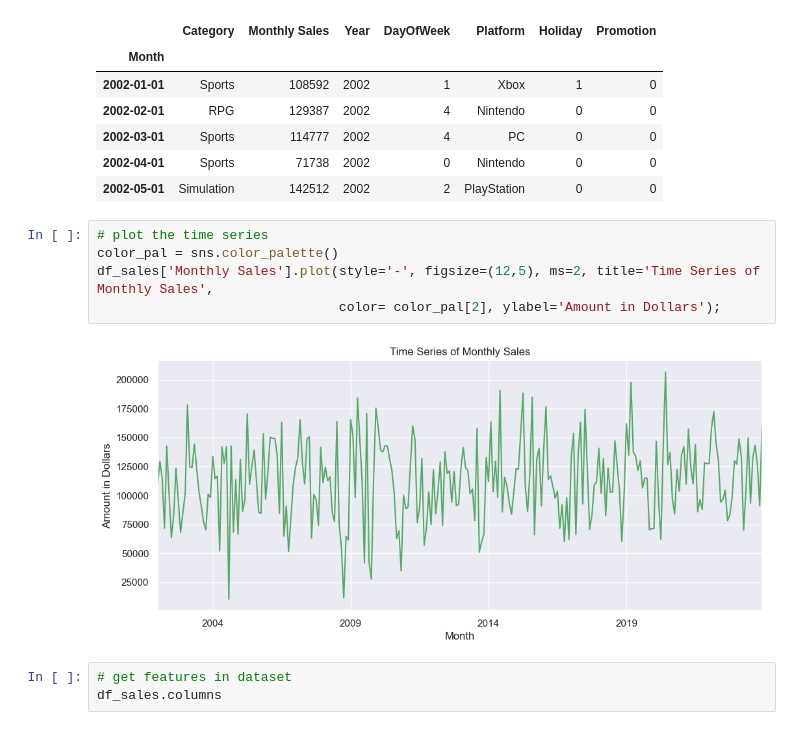
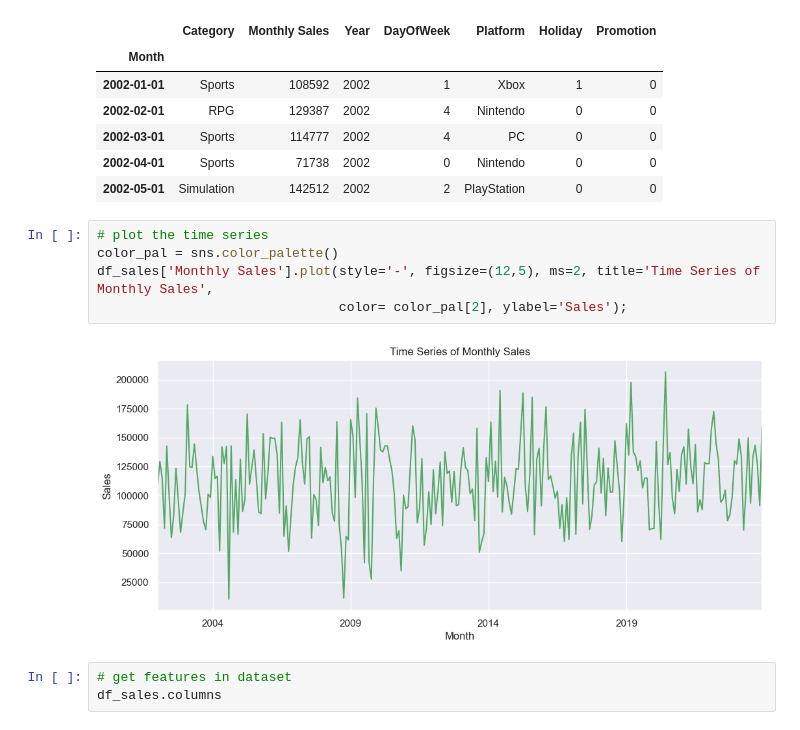
Before and after one commit to Opeojo/video-game-sales-forecast, a Jupyter notebook: sales-forecasting.ipynb, the cells around one changed output. Saved outputs shown, nothing was run; the diff lists cells and outputs as text.

```diff
--- a/sales-forecasting.ipynb
+++ b/sales-forecasting.ipynb
@@ -72,10 +72,10 @@ df_sales.head()
 # %%
 # plot the time series
 color_pal = sns.color_palette()
 df_sales['Monthly Sales'].plot(style='-', figsize=(12,5), ms=2, title='Time Series of Monthly Sales',
-                               color= color_pal[2], ylabel='Amount in Dollars');
+                               color= color_pal[2], ylabel='Sales');
 # %% [output]
-[figure, old version]
+[figure, new version]
 # %%
 # get features in dataset
 df_sales.columns
```
Also changed, not shown: parts of 18 cells of this notebook, 1 other file.
